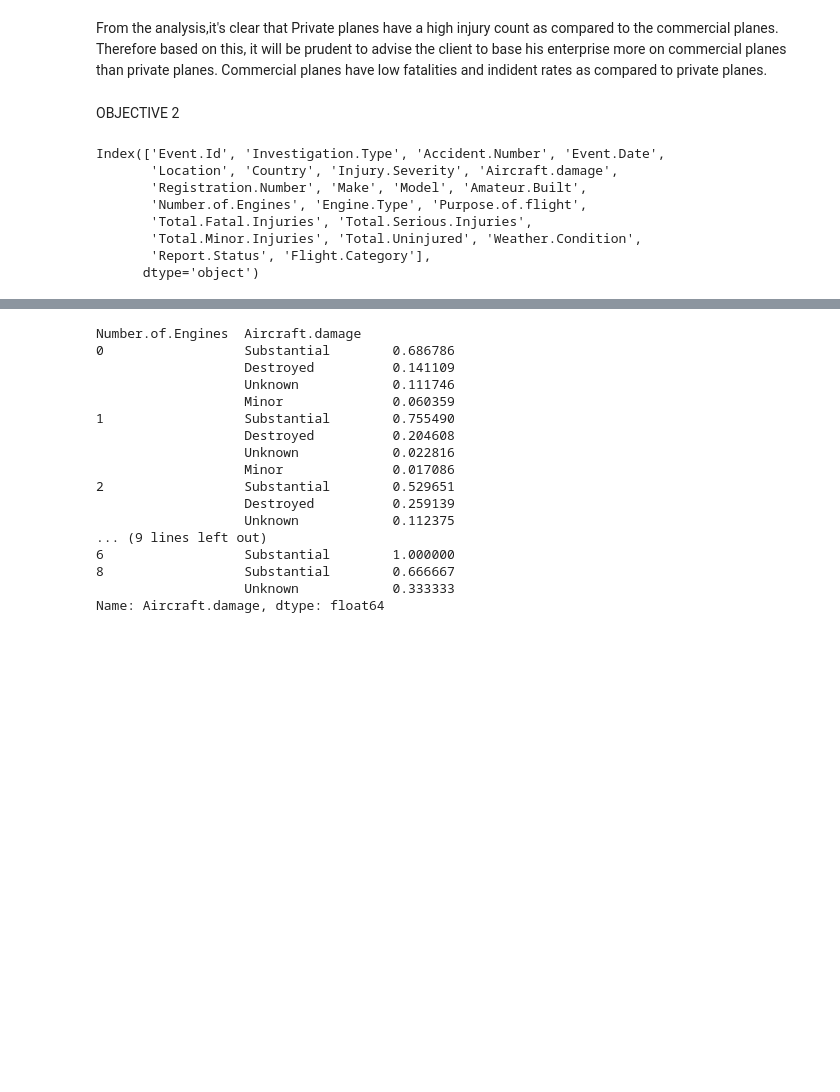
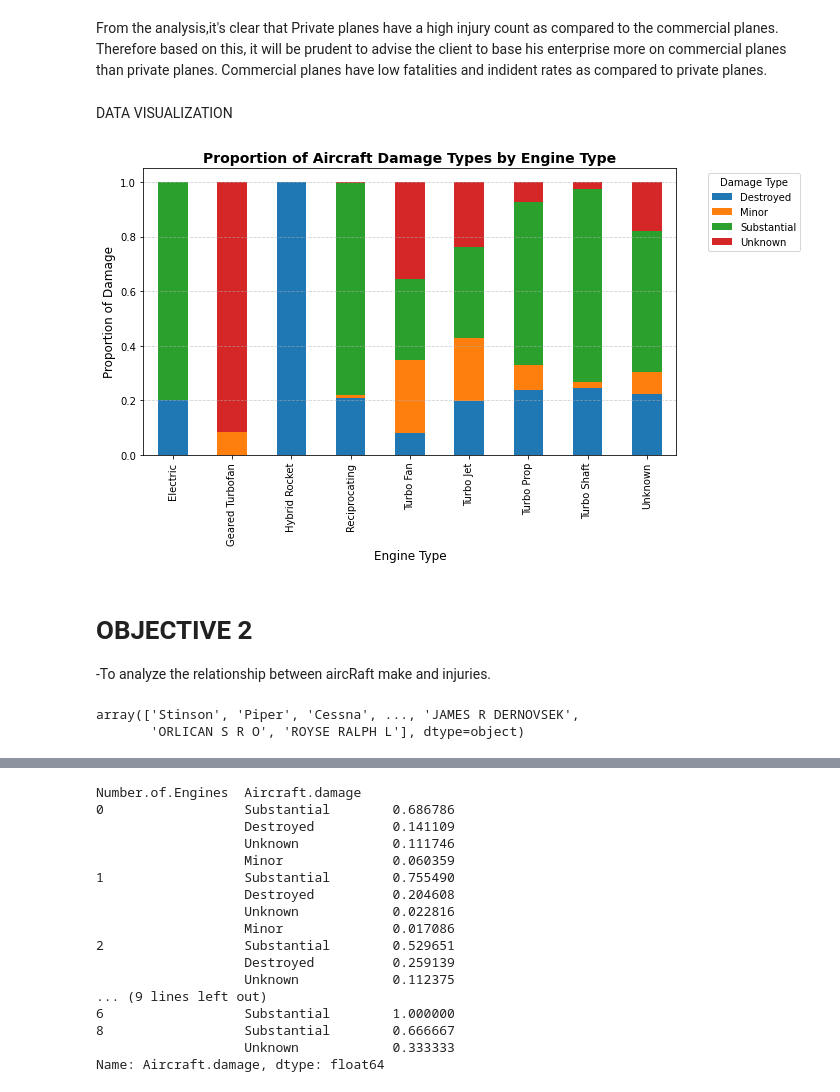
Before and after one commit to BriegeMeso/Aviation_Data_-Meso, a Jupyter notebook: meso.ipynb, the cells around one changed output, grey strips where cells are left out. Cells and saved outputs as stored; diff of their text form; code cells hidden in the pictures; blank space fills up the shorter version.

Commit message:
Third objective analysed and interprated

```diff
--- a/meso.ipynb
+++ b/meso.ipynb
@@ -168,7 +174,7 @@ df['Total.Uninjured'] = df['Total.Uninjured'].astype(int)
 #Filling the categorical data
 # %%
 #handling placeholders
-placeholders= ['Unk', 'UNK','LR','N/A','na','nan','-','']
+placeholders= ['Unk', 'UNK','LR','N/A','na','nan','-','','None','NONE']
 
 df = df.replace(placeholders,'Unknown')
 
@@ -279,16 +283,34 @@ Private                         15277
 Unknown                          8425
 # %% [markdown]
 From the analysis,it's clear that Private planes have a high injury count as compared to the commercial planes.  Therefore based on this, it will be prudent to advise the client to base his enterprise more on commercial planes than private planes. Commercial planes have low fatalities and indident rates as compared to private planes.
+# %% [markdown]
+DATA VISUALIZATION
+# %%
+# Group by Engine.Type and count normalized values of Aircraft.damage
+damage_by_engine = (
+    df.groupby('Engine.Type')['Aircraft.damage']
+    .value_counts(normalize=True)
+    .unstack(fill_value=0)
+)
+
+# Plot as stacked bar chart
+damage_by_engine.plot(kind='bar', stacked=True, figsize=(10,6))
+
+plt.title('Proportion of Aircraft Damage Types by Engine Type', fontsize=14, fontweight='bold')
+plt.xlabel('Engine Type', fontsize=12)
+plt.ylabel('Proportion of Damage', fontsize=12)
+plt.legend(title='Damage Type', bbox_to_anchor=(1.05, 1), loc='upper left')
+plt.grid(axis='y', linestyle='--', alpha=0.6)
+plt.tight_layout()
+plt.show()
+# %% [output]
+[figure, added]
 # %% [markdown]
-OBJECTIVE 2
+# OBJECTIVE 2
+-To analyze the relationship between aircRaft make and injuries.
-# %%
-df.columns
-# %% [output]
-Index(['Event.Id', 'Investigation.Type', 'Accident.Number', 'Event.Date',
-       'Location', 'Country', 'Injury.Severity', 'Aircraft.damage',
-       'Registration.Number', 'Make', 'Model', 'Amateur.Built',
-       'Number.of.Engines', 'Engine.Type', 'Purpose.of.flight',
-       'Total.Fatal.Injuries', 'Total.Serious.Injuries',
-       'Total.Minor.Injuries', 'Total.Uninjured', 'Weather.Condition',
-       'Report.Status', 'Flight.Category'],
-      dtype='object')
+# %%
+# make and model vs fatality
+df['Make'].unique()
+# %% [output]
+array(['Stinson', 'Piper', 'Cessna', ..., 'JAMES R DERNOVSEK',
+       'ORLICAN S R O', 'ROYSE RALPH L'], dtype=object)
```
Also changed, not shown: parts of 25 cells of this notebook, 1 other file.
